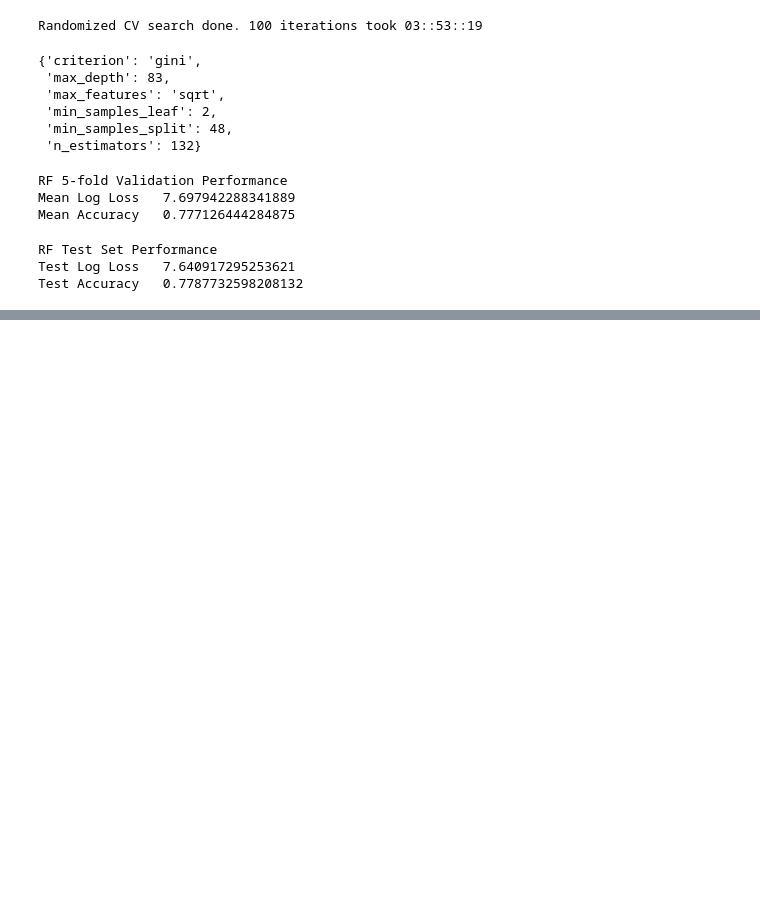
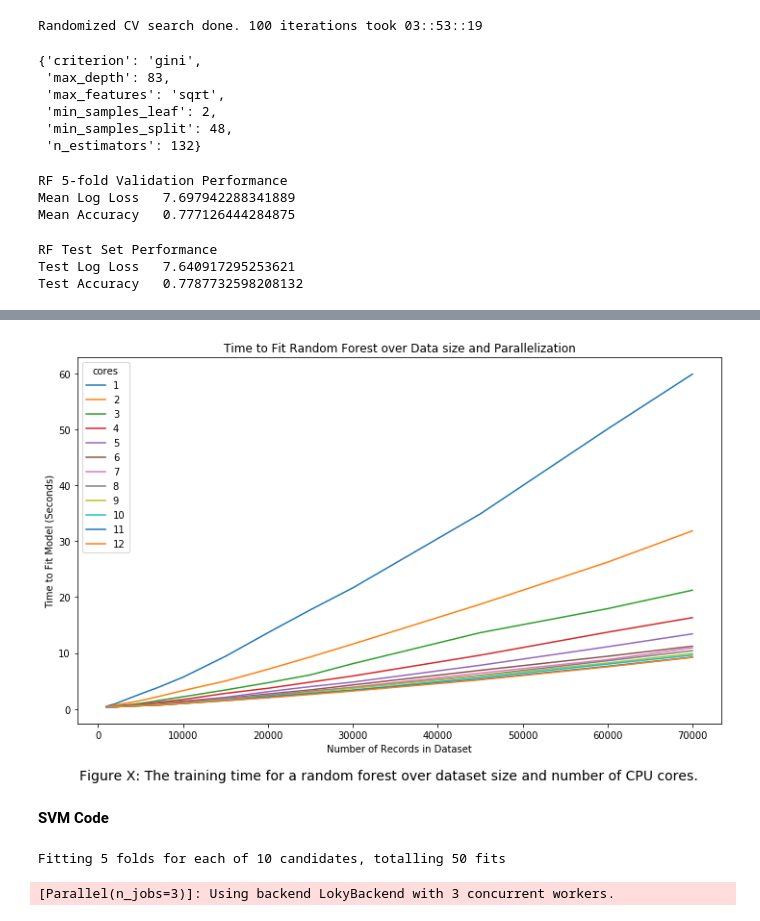
Before and after one commit to sjmiller8182/quant-the-world, a Jupyter notebook: case_study_4/RF_XGB_SVM.ipynb, the cells around one changed output, grey strips where cells are left out. Cells and saved outputs as stored; diff of their text form; code cells hidden in the pictures; blank space fills up the shorter version.

Commit message:
RF and SVM profiling typographical changes

```diff
--- a/case_study_4/RF_XGB_SVM.ipynb
+++ b/case_study_4/RF_XGB_SVM.ipynb
@@ -248,0 +366,41 @@ Test Accuracy   0.7787732598208132
+# %%
+time_data = pd.read_csv('./data/RF_profiling.csv')
+df = time_data.pivot(index='sizes', columns='cores', values='times')
+
+df.plot(figsize = (12,7))
+plt.ylabel('Time to Fit Model (Seconds)')
+plt.xlabel('Number of Records in Dataset')
+plt.title('Time to Fit Random Forest over Data size and Parallelization');
+caption = 'Figure X: The training time for a random forest over dataset size and number of CPU cores.'
+plt.figtext(0.5, 0.01, caption, wrap=True, horizontalalignment='center', fontsize=14);
+plt.savefig('./images/RF_profile.png')
+# %% [output]
+[figure, added]
+# %% [markdown]
+**SVM Code**
+# %%
+svc_clf = SVC(random_state=random_state)
+svc_params = {
+    'C': np.geomspace(0.001, 10, dtype='float'),
+    'kernel':['linear', 'poly', 'rbf','sigmoid'],
+    'gamma':['scale','auto']
+}
+
+search_iters = 10
+
+svc_RSCV_start_time = time.time()
+# setup search
+svc_RSCV = RandomizedSearchCV(svc_clf, svc_params, scoring=log_loss_scorer,
+                                 n_iter=search_iters, random_state=random_state,
+                                 verbose=2, n_jobs=3)
+# seach
+svc_RSCV.fit(X_train, y_train)
+
+svc_RSCV_end_time = time.time()
+duration = svc_RSCV_end_time-svc_RSCV_start_time
+
+print(f'\nRandomized CV search done. {search_iters} iterations took \
+{int(duration // 3600):02d}::{int((duration % 3600)//60):02d}::{int((duration % 3600) % 60):02d}')
+# %% [output]
+Fitting 5 folds for each of 10 candidates, totalling 50 fits
+[Parallel(n_jobs=3)]: Using backend LokyBackend with 3 concurrent workers.
```
Also changed, not shown: parts of 22 cells of this notebook, 5 other files.
